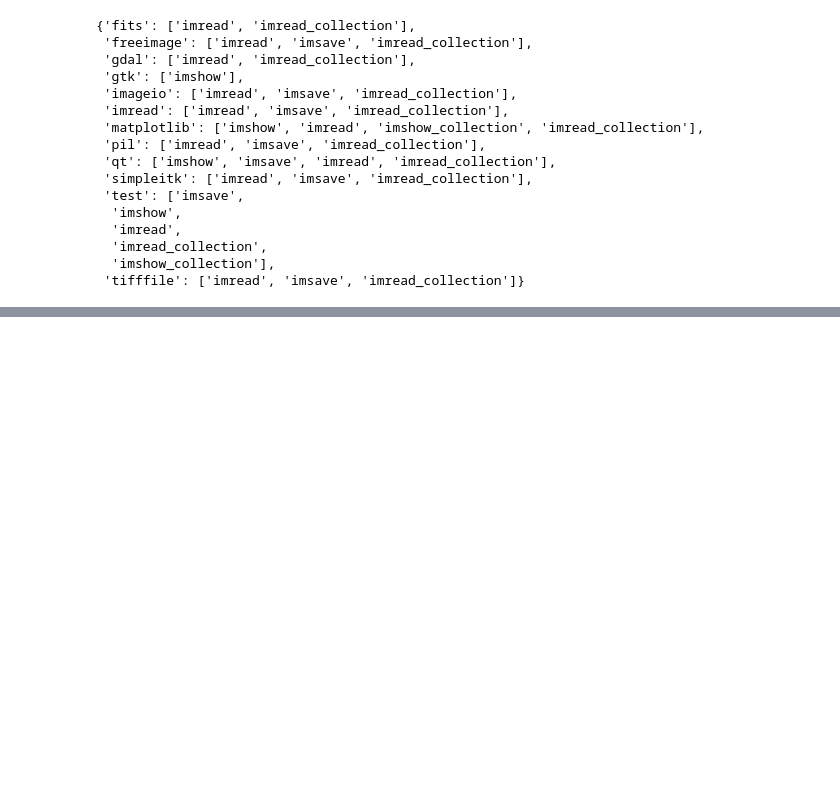
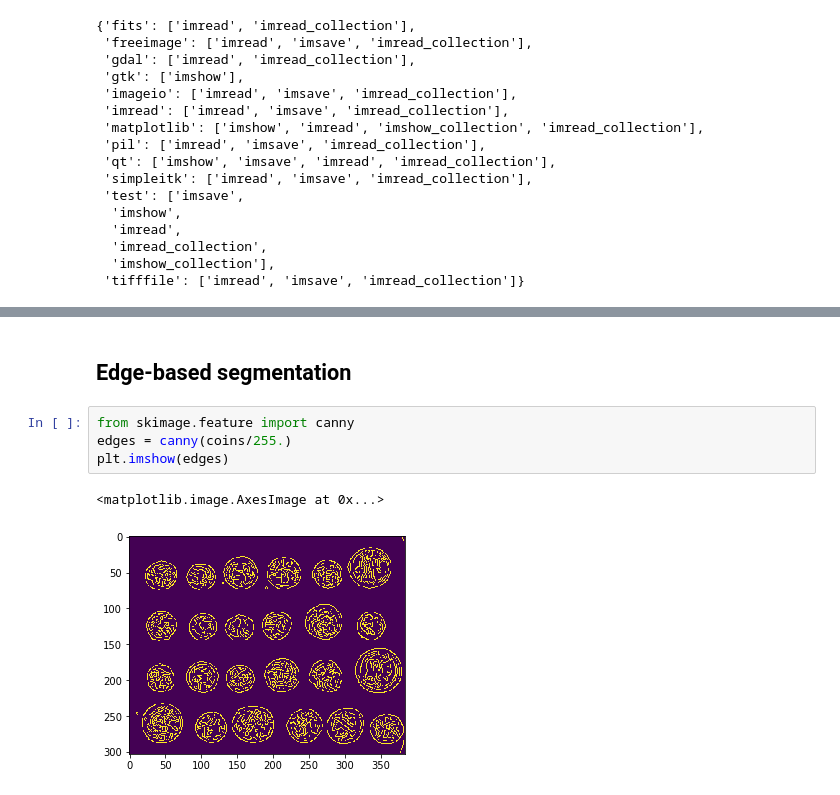
Before and after one commit to ericksav21/Maestria, a Jupyter notebook: Semestre 2/Procesamiento de señales/Tarea 1/Scikit Guia.ipynb, the cells around one changed output, grey strips where cells are left out. Cells and saved outputs as stored; diff of their text form; blank space fills up the shorter version.

```diff
--- a/Semestre 2/Procesamiento de señales/Tarea 1/Scikit Guia.ipynb
+++ b/Semestre 2/Procesamiento de señales/Tarea 1/Scikit Guia.ipynb
@@ -573,0 +681,9 @@ io.find_available_plugins()
+# %% [markdown]
+## Edge-based segmentation
+# %%
+from skimage.feature import canny
+edges = canny(coins/255.)
+plt.imshow(edges)
+# %% [output]
+<matplotlib.image.AxesImage at 0x...>
+[figure, added]
```
Also changed, not shown: parts of 65 cells of this notebook, 32 other files.
